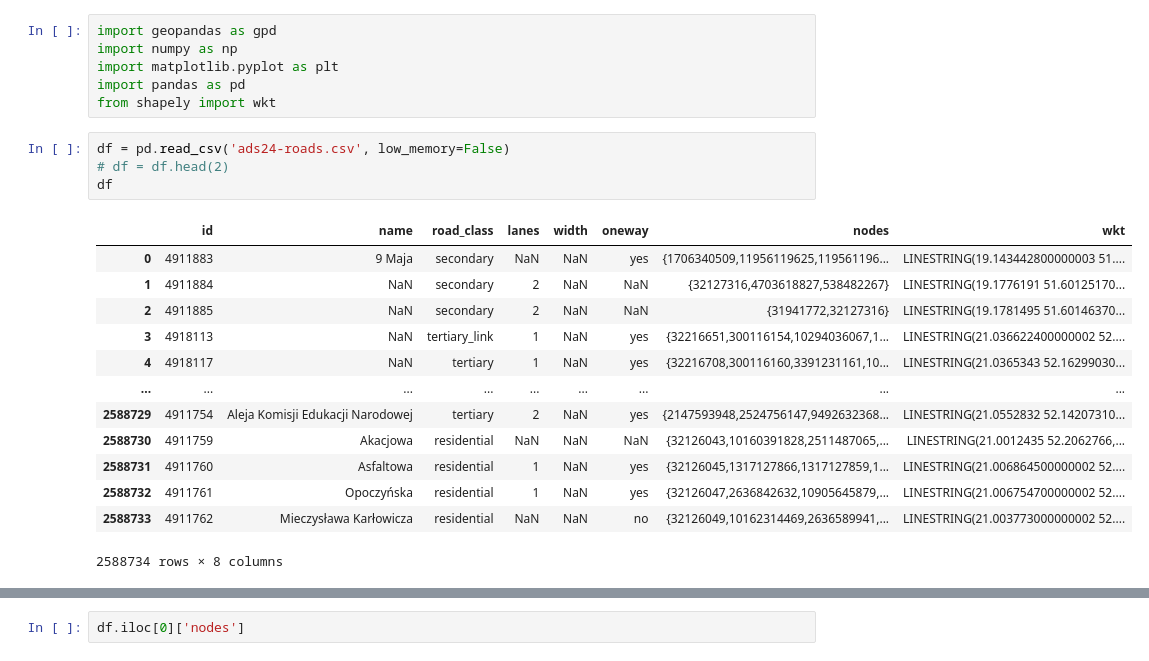
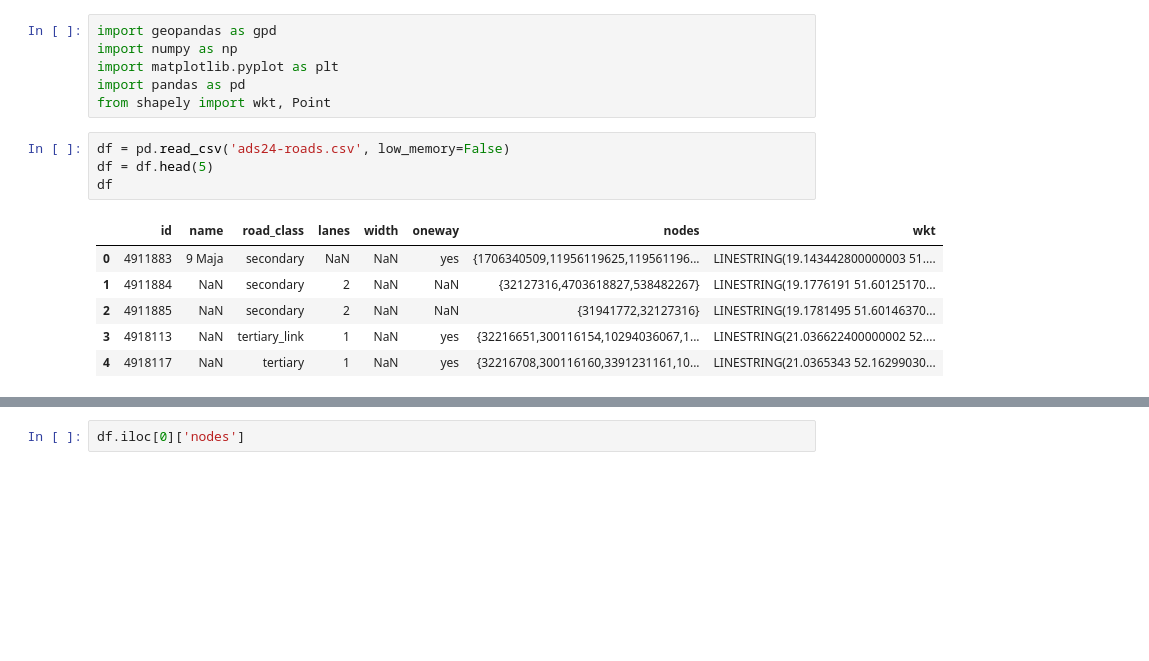
Before and after one commit to qpa-agh/poland_memgraph, a Jupyter notebook: data/roads.ipynb, the cells around one changed output, grey strips where cells are left out. Saved outputs shown, nothing was run; the diff lists cells and outputs as text; blank space fills up the shorter version.

```diff
--- a/data/roads.ipynb
+++ b/data/roads.ipynb
@@ -3,22 +3,15 @@ import geopandas as gpd
 import numpy as np
 import matplotlib.pyplot as plt
 import pandas as pd
-from shapely import wkt
+from shapely import wkt, Point
 # %%
 df = pd.read_csv('ads24-roads.csv', low_memory=False)
-# df = df.head(2)
+df = df.head(5)
 df
 # %% [output]
 |  | id | name | road_class | lanes | width | oneway | nodes | wkt |
 | 0 | 4911883 | 9 Maja | secondary | NaN | NaN | yes | {1706340509,11956119625,119561196... | LINESTRING(19.143442800000003 51.... |
 | 1 | 4911884 | NaN | secondary | 2 | NaN | NaN | {32127316,4703618827,538482267} | LINESTRING(19.1776191 51.60125170... |
 | 2 | 4911885 | NaN | secondary | 2 | NaN | NaN | {31941772,32127316} | LINESTRING(19.1781495 51.60146370... |
 | 3 | 4918113 | NaN | tertiary_link | 1 | NaN | yes | {32216651,300116154,10294036067,1... | LINESTRING(21.036622400000002 52.... |
 | 4 | 4918117 | NaN | tertiary | 1 | NaN | yes | {32216708,300116160,3391231161,10... | LINESTRING(21.0365343 52.16299030... |
-| ... | ... | ... | ... | ... | ... | ... | ... | ... |
-| 2588729 | 4911754 | Aleja Komisji Edukacji Narodowej | tertiary | 2 | NaN | yes | {2147593948,2524756147,9492632368... | LINESTRING(21.0552832 52.14207310... |
-| 2588730 | 4911759 | Akacjowa | residential | NaN | NaN | NaN | {32126043,10160391828,2511487065,... | LINESTRING(21.0012435 52.2062766,... |
-| 2588731 | 4911760 | Asfaltowa | residential | 1 | NaN | yes | {32126045,1317127866,1317127859,1... | LINESTRING(21.006864500000002 52.... |
-| 2588732 | 4911761 | Opoczyńska | residential | 1 | NaN | yes | {32126047,2636842632,10905645879,... | LINESTRING(21.006754700000002 52.... |
-| 2588733 | 4911762 | Mieczysława Karłowicza | residential | NaN | NaN | no | {32126049,10162314469,2636589941,... | LINESTRING(21.003773000000002 52.... |
-2588734 rows × 8 columns
```
Also changed, not shown: parts of 3 cells of this notebook, 6 other files.
